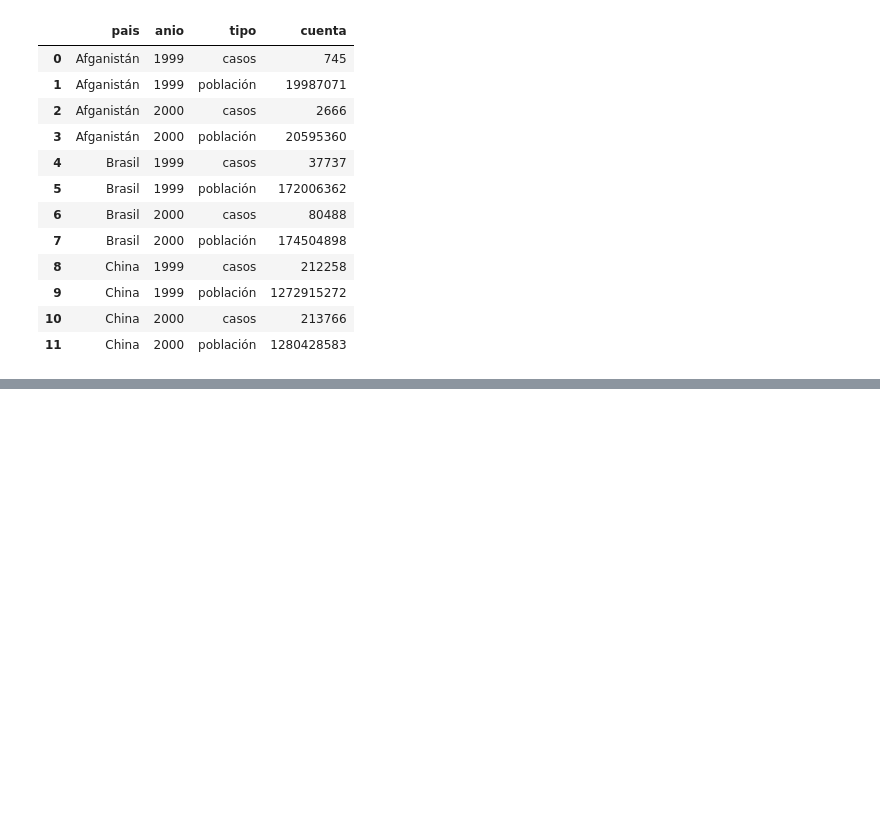
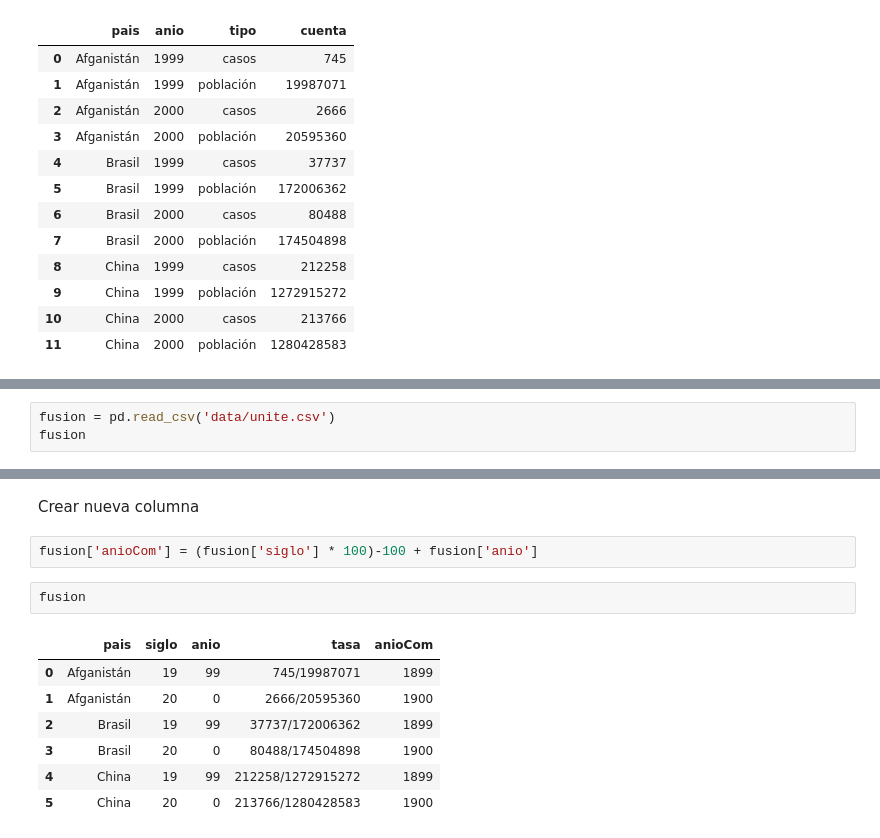
Before and after one commit to Data-G17A/notebooks-modulo-2, a Jupyter notebook: sesion-04/sesion-04.ipynb, the cells around one changed output, grey strips where cells are left out. Cells and saved outputs as stored; diff of their text form; blank space fills up the shorter version.

```diff
--- a/sesion-04/sesion-04.ipynb
+++ b/sesion-04/sesion-04.ipynb
@@ -133,0 +244,3 @@ wider_to_long.pivot_table(index=['pais', 'anio'], columns= 'tipo', values='cuent
+# %%
+fusion = pd.read_csv('data/unite.csv')
+fusion
@@ -133,0 +285,14 @@ wider_to_long.pivot_table(index=['pais', 'anio'], columns= 'tipo', values='cuent
+# %% [markdown]
+Crear nueva columna
+# %%
+fusion['anioCom'] = (fusion['siglo'] * 100)-100 + fusion['anio']
+# %%
+fusion
+# %% [output]
+|  | pais | siglo | anio | tasa | anioCom |
+| 0 | Afganistán | 19 | 99 | 745/19987071 | 1899 |
+| 1 | Afganistán | 20 | 0 | 2666/20595360 | 1900 |
+| 2 | Brasil | 19 | 99 | 37737/172006362 | 1899 |
+| 3 | Brasil | 20 | 0 | 80488/174504898 | 1900 |
+| 4 | China | 19 | 99 | 212258/1272915272 | 1899 |
+| 5 | China | 20 | 0 | 213766/1280428583 | 1900 |
```
Also changed, not shown: parts of 19 cells of this notebook.
